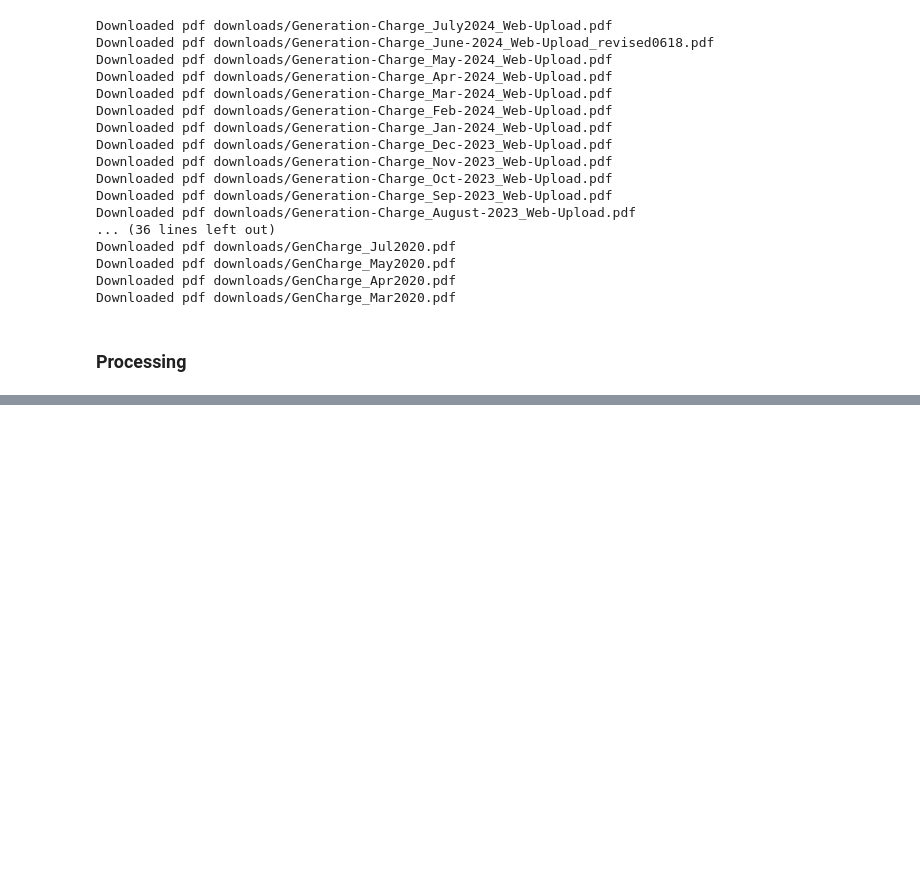
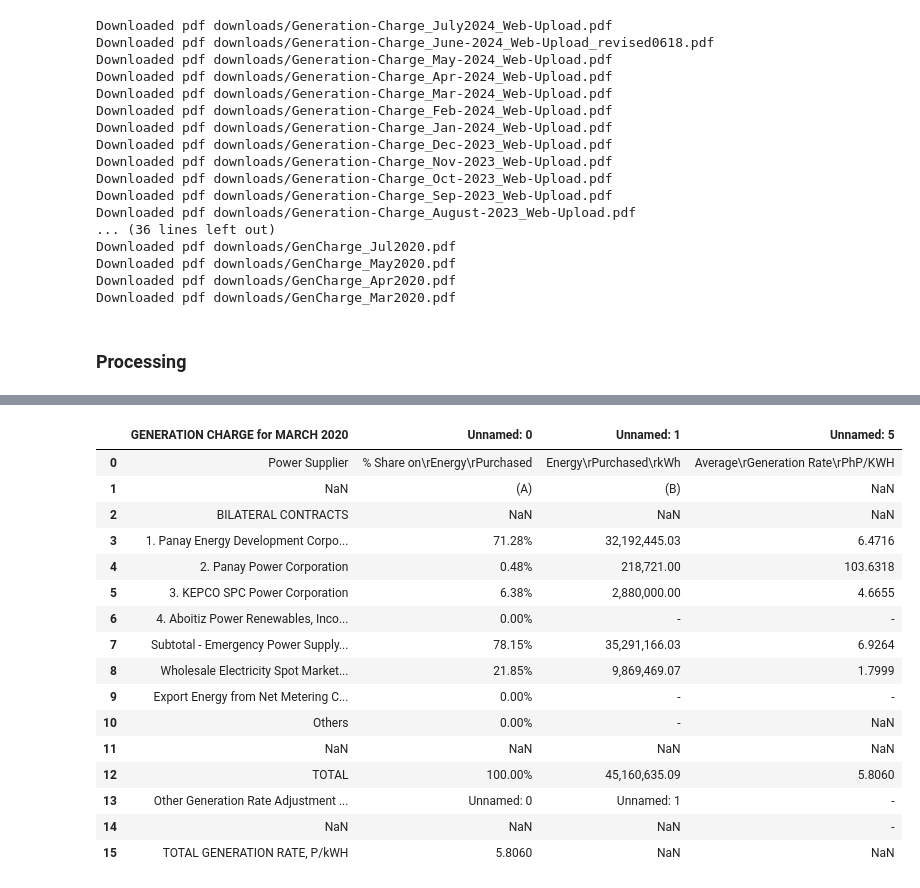
Before and after one commit to andreasenson/Scrape-DU-Generation-Charge, a Jupyter notebook: MEPC/scrape_MEPC.ipynb, the cells around one changed output, grey strips where cells are left out. Cells and saved outputs as stored; diff of their text form; code cells hidden in the pictures; blank space fills up the shorter version.

```diff
--- a/MEPC/scrape_MEPC.ipynb
+++ b/MEPC/scrape_MEPC.ipynb
@@ -155,0 +175,36 @@ combined_df
+# %%
+# Function to find the column name where a keyword is present in any of its rows
+def find_column_by_keyword(df, keyword):
+    mask = df.apply(lambda col: col.str.contains(keyword, case=False, na=False)).any()
+    return df.columns[mask]
+
+# Identifying the columns that contain the specified keywords in any of their rows
+columns_to_include = [
+    find_column_by_keyword(df, 'CONTRACTS')[0],
+    find_column_by_keyword(df, '% Share')[0],
+    find_column_by_keyword(df, 'Purchased')[1],  # Get the second column with "Purchased"
+    find_column_by_keyword(df, 'Average')[0],
+]
+
+# Creating a new DataFrame with the selected columns
+sliced_cols_df = df[columns_to_include]
+
+sliced_cols_df
+# %% [output]
+|  | GENERATION CHARGE for MARCH 2020 | Unnamed: 0 | Unnamed: 1 | Unnamed: 5 |
+| 0 | Power Supplier | % Share on\rEnergy\rPurchased | Energy\rPurchased\rkWh | Average\rGeneration Rate\rPhP/KWH |
+| 1 | NaN | (A) | (B) | NaN |
+| 2 | BILATERAL CONTRACTS | NaN | NaN | NaN |
+| 3 | 1. Panay Energy Development Corpo... | 71.28% | 32,192,445.03 | 6.4716 |
+| 4 | 2. Panay Power Corporation | 0.48% | 218,721.00 | 103.6318 |
+| 5 | 3. KEPCO SPC Power Corporation | 6.38% | 2,880,000.00 | 4.6655 |
+| 6 | 4. Aboitiz Power Renewables, Inco... | 0.00% | - | - |
+| 7 | Subtotal - Emergency Power Supply... | 78.15% | 35,291,166.03 | 6.9264 |
+| 8 | Wholesale Electricity Spot Market... | 21.85% | 9,869,469.07 | 1.7999 |
+| 9 | Export Energy from Net Metering C... | 0.00% | - | - |
+| 10 | Others | 0.00% | - | NaN |
+| 11 | NaN | NaN | NaN | NaN |
+| 12 | TOTAL | 100.00% | 45,160,635.09 | 5.8060 |
+| 13 | Other Generation Rate Adjustment ... | Unnamed: 0 | Unnamed: 1 | - |
+| 14 | NaN | NaN | NaN | - |
+| 15 | TOTAL GENERATION RATE, P/kWH | 5.8060 | NaN | NaN |
```
Also changed, not shown: parts of 4 cells of this notebook.
